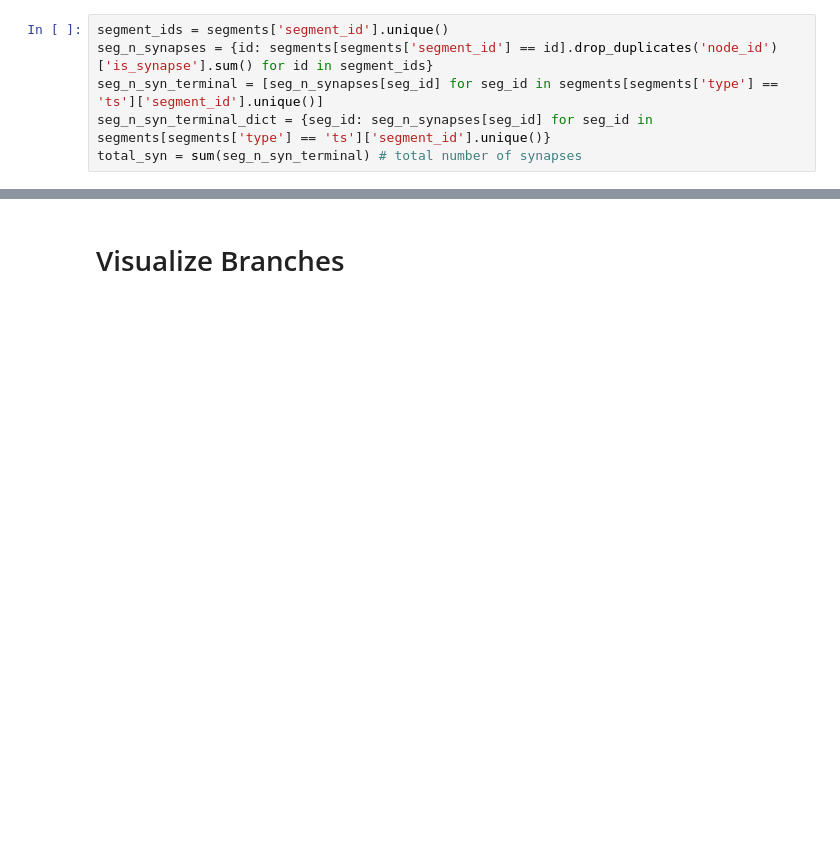
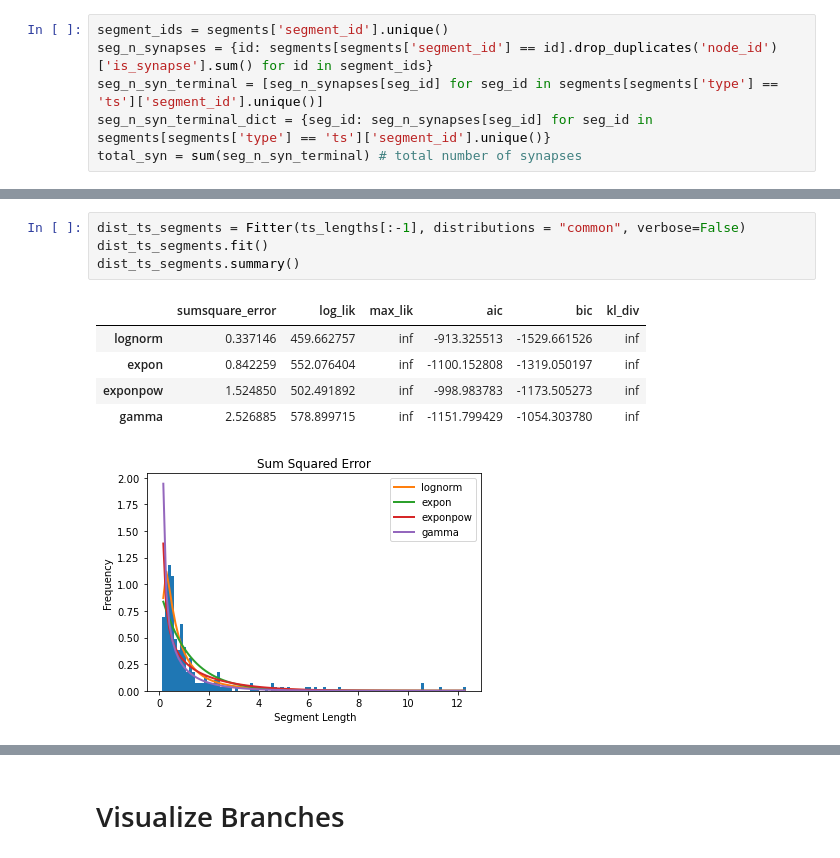
Before and after one commit to amandapiya/SURF2020, a Jupyter notebook: Visualization_Synapse Endings.ipynb, the cells around one changed output, grey strips where cells are left out. Cells and saved outputs as stored; diff of their text form; blank space fills up the shorter version.

```diff
--- a/Visualization_Synapse Endings.ipynb
+++ b/Visualization_Synapse Endings.ipynb
@@ -179,0 +166,11 @@ print(node_ids_db)
+# %%
+dist_ts_segments = Fitter(ts_lengths[:-1], distributions = "common", verbose=False)
+dist_ts_segments.fit()
+dist_ts_segments.summary()
+# %% [output]
+|  | sumsquare_error | log_lik | max_lik | aic | bic | kl_div |
+| lognorm | 0.337146 | 459.662757 | inf | -913.325513 | -1529.661526 | inf |
+| expon | 0.842259 | 552.076404 | inf | -1100.152808 | -1319.050197 | inf |
+| exponpow | 1.524850 | 502.491892 | inf | -998.983783 | -1173.505273 | inf |
+| gamma | 2.526885 | 578.899715 | inf | -1151.799429 | -1054.303780 | inf |
+[figure, added]
```
Also changed, not shown: parts of 28 cells of this notebook, 2 other files.
